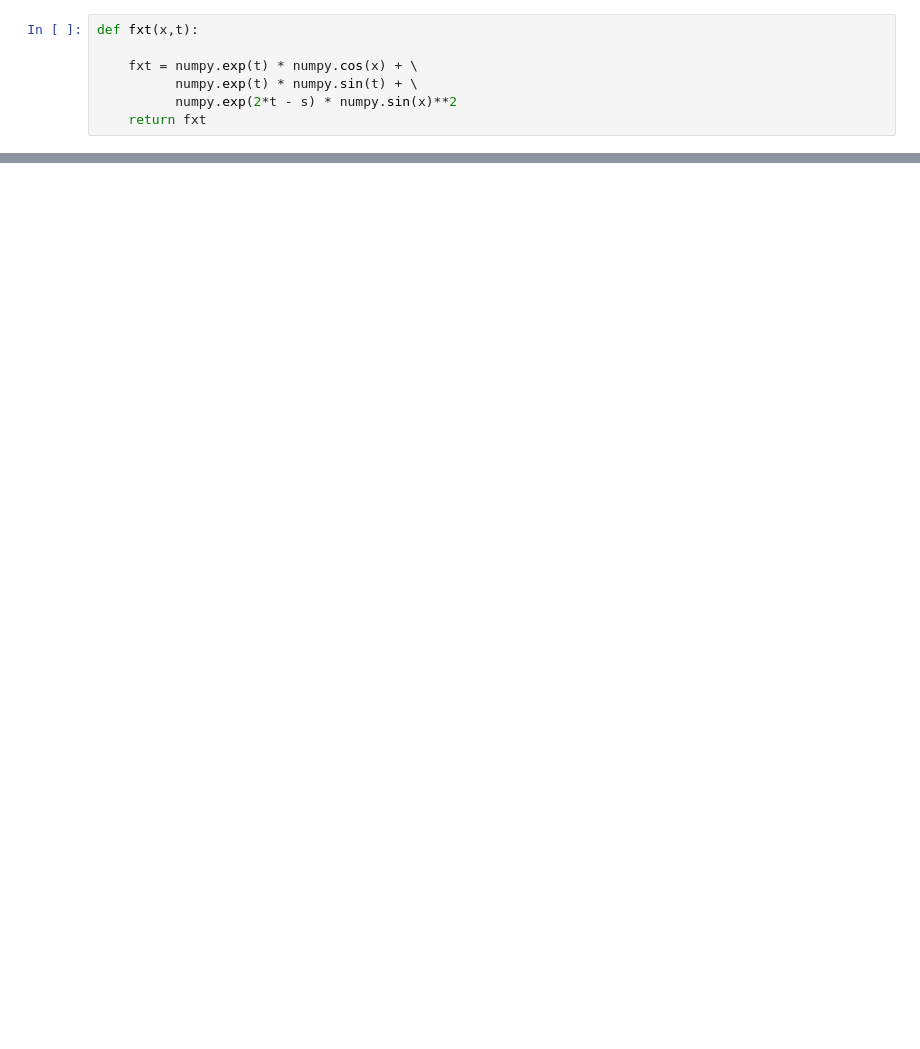
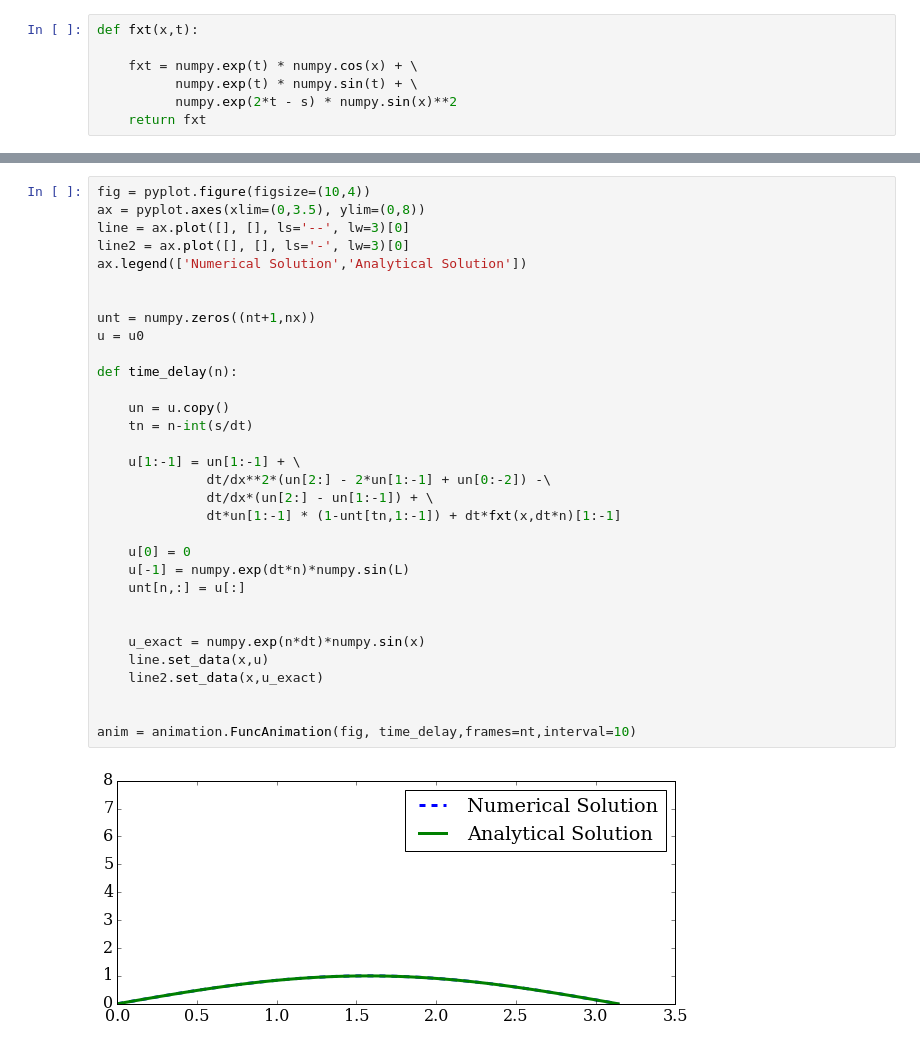
Before and after one commit to numerical-mooc/assignment-bank-2016, a Jupyter notebook: jameswu/Time_Delay_PDE.ipynb, the cells around one changed output, grey strips where cells are left out. Saved outputs shown, nothing was run; the diff lists cells and outputs as text; blank space fills up the shorter version.

```diff
--- a/jameswu/Time_Delay_PDE.ipynb
+++ b/jameswu/Time_Delay_PDE.ipynb
@@ -72,0 +68,34 @@ numpy.max(u_num-u_exact)
+# %%
+fig = pyplot.figure(figsize=(10,4))
+ax = pyplot.axes(xlim=(0,3.5), ylim=(0,8))
+line = ax.plot([], [], ls='--', lw=3)[0]
+line2 = ax.plot([], [], ls='-', lw=3)[0]
+ax.legend(['Numerical Solution','Analytical Solution'])
+
+
+unt = numpy.zeros((nt+1,nx))
+u = u0
+
+def time_delay(n):
+
+    un = u.copy()
+    tn = n-int(s/dt)
+
+    u[1:-1] = un[1:-1] + \
+              dt/dx**2*(un[2:] - 2*un[1:-1] + un[0:-2]) -\
+              dt/dx*(un[2:] - un[1:-1]) + \
+              dt*un[1:-1] * (1-unt[tn,1:-1]) + dt*fxt(x,dt*n)[1:-1]
+
+    u[0] = 0
+    u[-1] = numpy.exp(dt*n)*numpy.sin(L)
+    unt[n,:] = u[:]
+
+
+    u_exact = numpy.exp(n*dt)*numpy.sin(x)
+    line.set_data(x,u)
+    line2.set_data(x,u_exact)
+
+
+anim = animation.FuncAnimation(fig, time_delay,frames=nt,interval=10)
+# %% [output]
+[figure, added]
```
Also changed, not shown: parts of 6 cells of this notebook.
